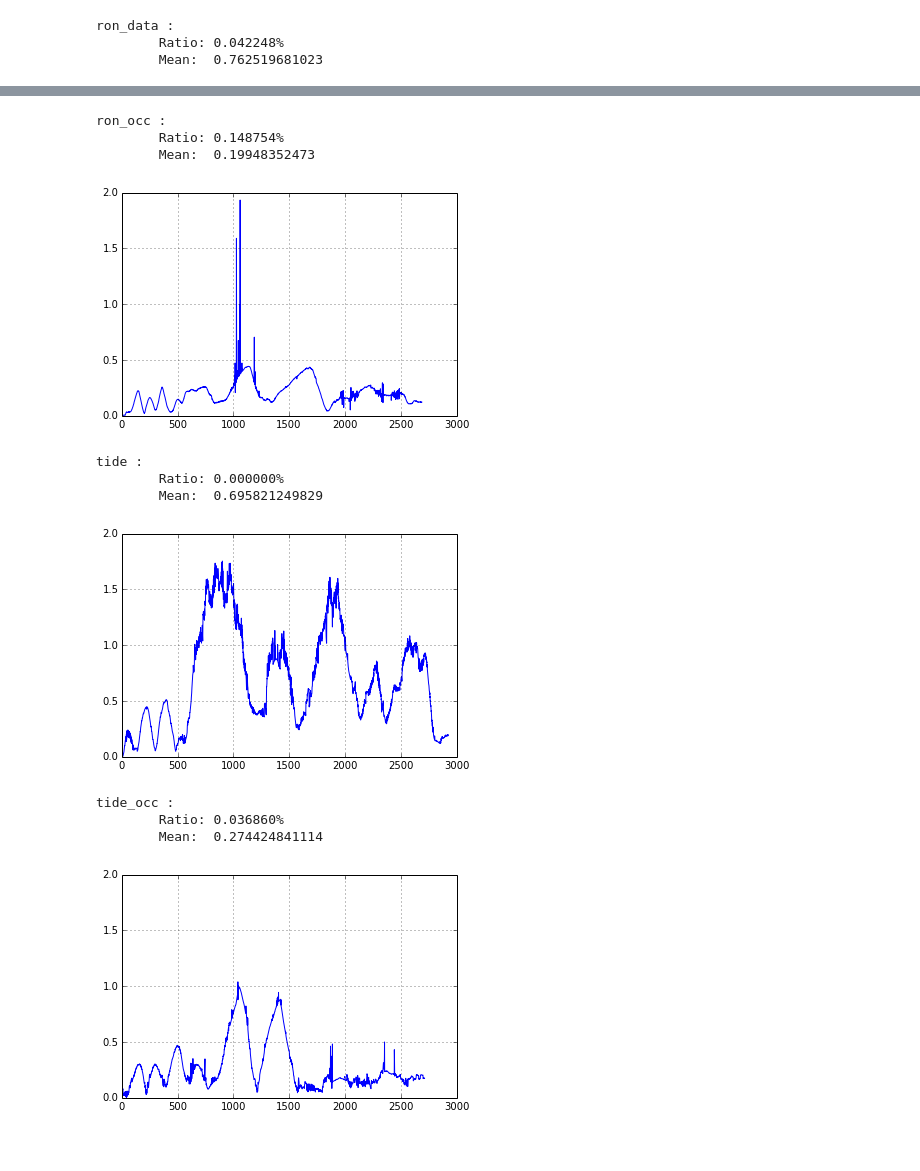
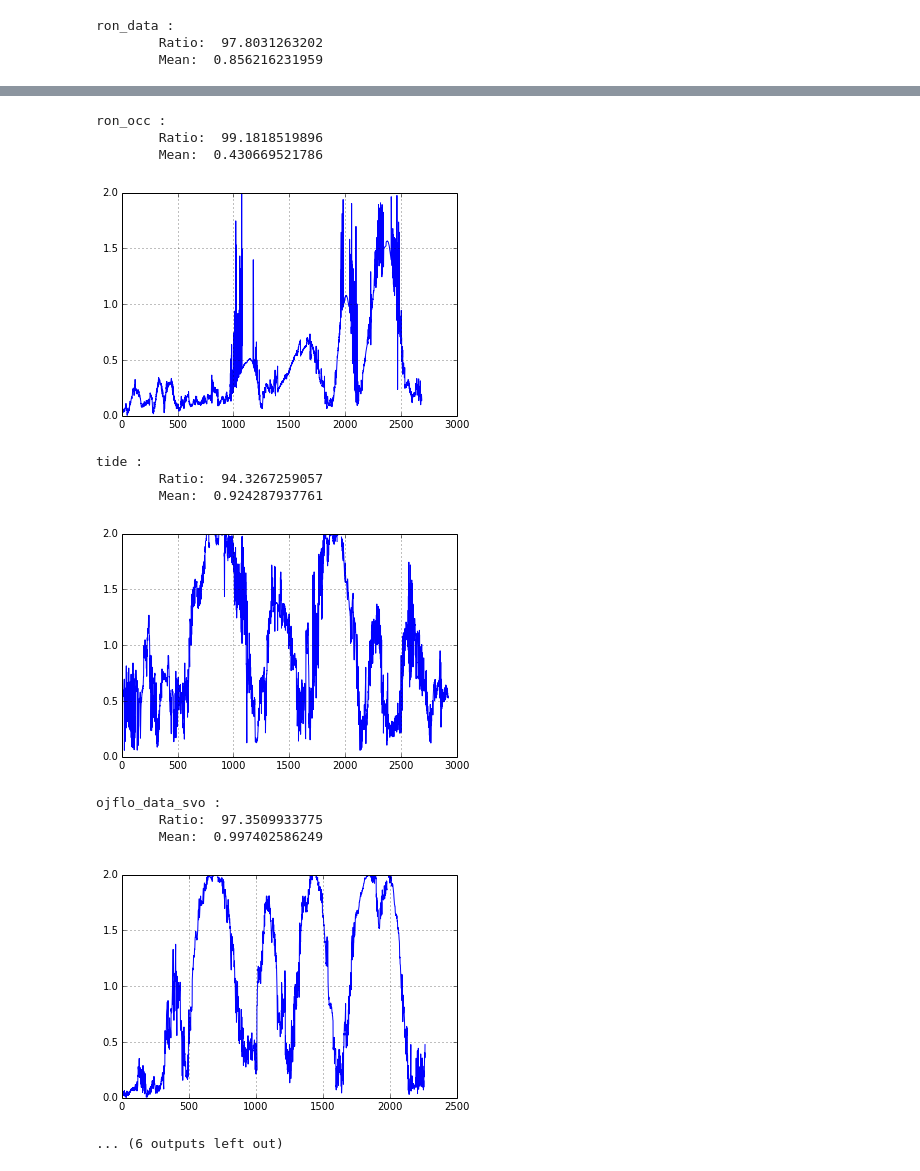
Before and after one commit to ruffsl/my_ros_scripts, a Jupyter notebook: plots/plot_object_error.ipynb, the cells around one changed output, grey strips where cells are left out. Saved outputs shown, nothing was run; the diff lists cells and outputs as text; code cells hidden in the pictures.

```diff
--- a/plots/plot_object_error.ipynb
+++ b/plots/plot_object_error.ipynb
@@ -20,7 +21,10 @@ bag_folder_names = [
     'ron_data',
     'ron_occ',
     'tide',
-    'tide_occ',
+    'ojflo_data_svo',
+    'ojflo_occ_svo',
+    'ron_data_svo',
+    'ron_occ_svo',
     ]
 # %%
 ! cp bag2file.bash {root_path}
@@ -91,17 +101,25 @@ def get_mean(error_df):
     return error_df.mean(axis=0)
 # %%
 error_th = 2.0
+
+results = {}
 
 for bag in bag_folder_names:
     print(bag,':')
     file_path = os.path.join(root_path, bag, 'object_error.txt')
     error_df = read_error(file_path)[0]
-    print('\tRatio: %f%%' % (100*get_ratio(error_df, error_th)))
+    ratio = 100 - 100*get_ratio(error_df, error_th)
+    print('\tRatio: ', ratio)
     error_df = filter_error(error_df, error_th)
-    print('\tMean: ', get_mean(error_df))
+    mean = get_mean(error_df)
+    print('\tMean: ', mean)
     plt.figure()
     plot_error(error_df, error_th)
     plt.show()
+    bag_results = {'ratio':"{:0.2f}%".format(ratio),
+                   'mean':"{:0.3f} m".format(mean)}
+    results[bag] = bag_results
+
 #     break
 # %% [output]
 ojflo_data :
@@ -115,3 +133,3 @@ ojflo_occ :
 ron_data :
-        Ratio: 0.042248%
-        Mean:  0.762519681023
+        Ratio:  97.8031263202
+        Mean:  0.856216231959
@@ -119,12 +137,13 @@ ron_data :
 ron_occ :
-        Ratio: 0.148754%
-        Mean:  0.19948352473
+        Ratio:  99.1818519896
+        Mean:  0.430669521786
-[figure, old version]
+[figure, new version]
 tide :
-        Ratio: 0.000000%
-        Mean:  0.695821249829
+        Ratio:  94.3267259057
+        Mean:  0.924287937761
-[figure, old version]
+[figure, new version]
-tide_occ :
-        Ratio: 0.036860%
-        Mean:  0.274424841114
+ojflo_data_svo :
+        Ratio:  97.3509933775
+        Mean:  0.997402586249
-[figure, old version]
+[figure, new version]
+... (6 outputs left out)
```
Also changed, not shown: parts of 7 cells of this notebook, 2 other files.
